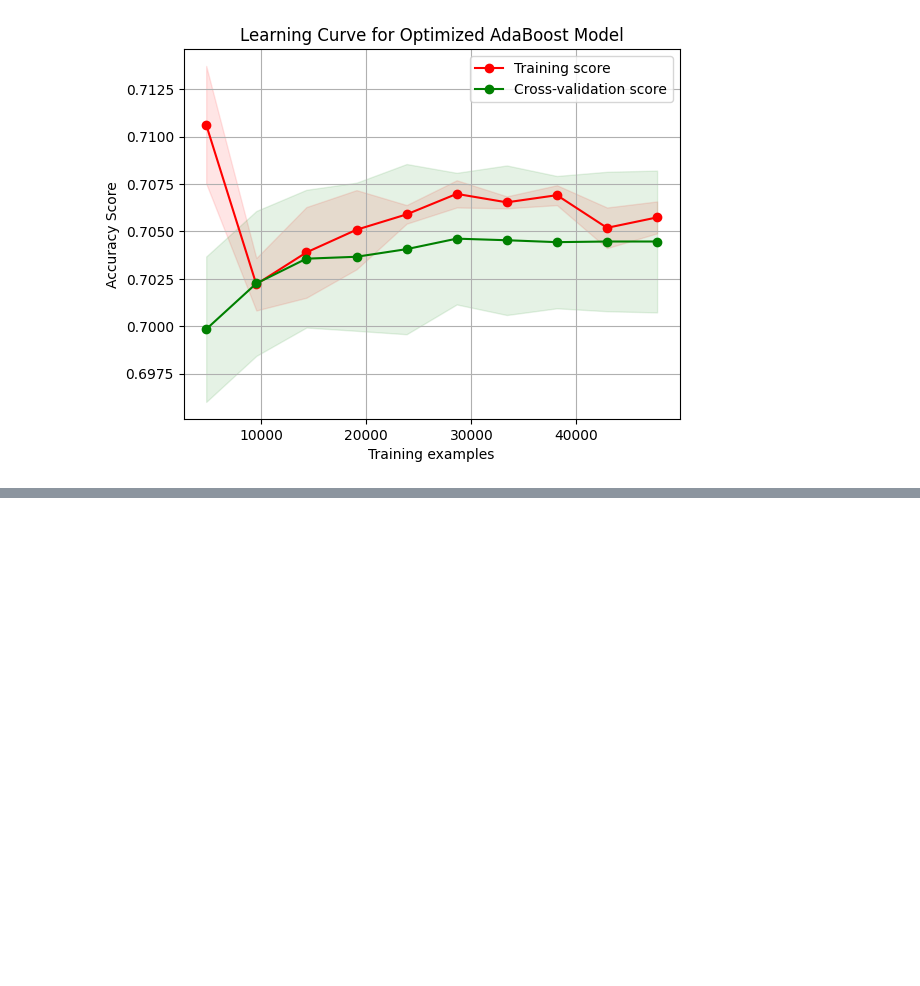
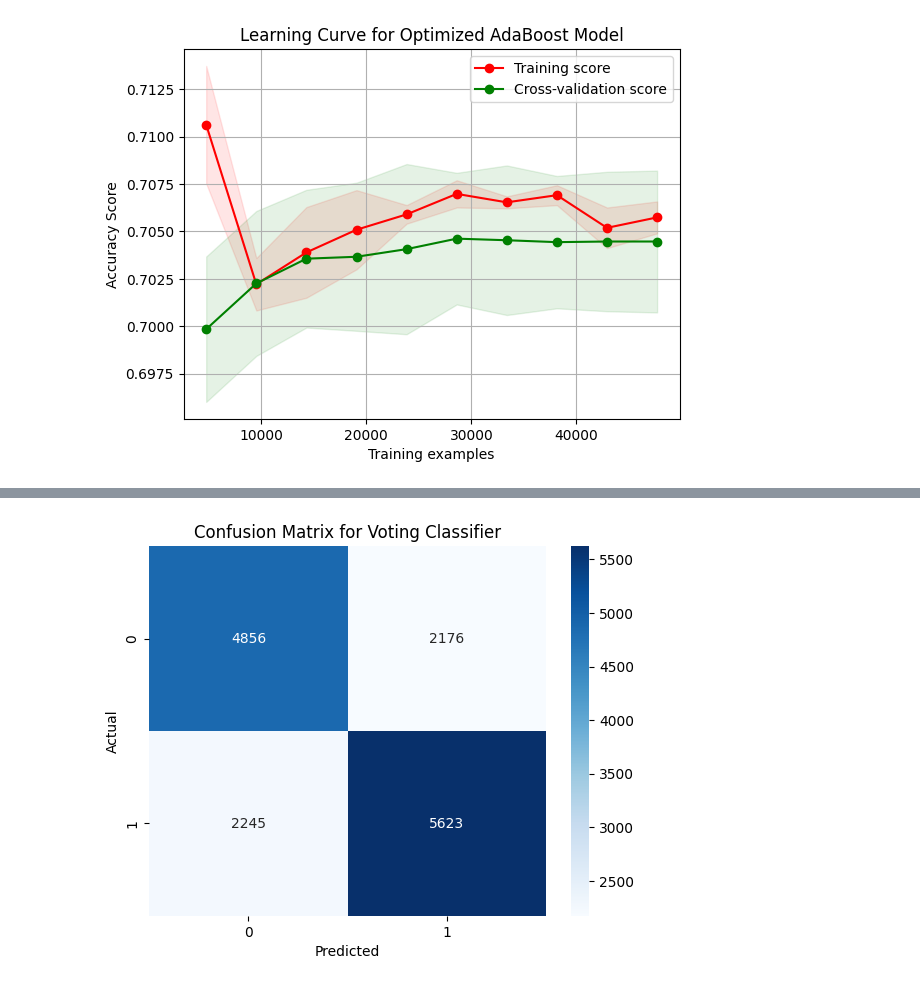
Before and after one commit to hansi-2000/HR-Project_ML, a Jupyter notebook: EMP_Attrition_rate.ipynb, the cells around one changed output, grey strips where cells are left out. Drawn from its saved outputs; the diff is of its cells as text; code cells hidden in the pictures; blank space fills up the shorter version.

```diff
--- a/EMP_Attrition_rate.ipynb
+++ b/EMP_Attrition_rate.ipynb
@@ -936,0 +964,69 @@ AttributeError: 'numpy.ndarray' object has no attribute 'columns'
+# %%
+from sklearn.ensemble import VotingClassifier
+from sklearn.model_selection import cross_val_score
+import lightgbm as lgb
+from catboost import CatBoostClassifier
+from sklearn.ensemble import AdaBoostClassifier
+from sklearn.tree import DecisionTreeClassifier
+
+# Initialize individual models with optimized parameters
+lightgbm_clf = lgb.LGBMClassifier(
+    num_leaves=20,
+    learning_rate=0.05,
+    n_estimators=200,
+    max_depth=15,
+    min_child_samples=30,
+    colsample_bytree=0.7,
+    subsample=0.7
+)
+
+catboost_clf = CatBoostClassifier(
+    iterations=200,
+    learning_rate=0.05,
+    depth=6,
+    l2_leaf_reg=3,
+    verbose=0
+)
+
+adaboost_clf = AdaBoostClassifier(
+    estimator=DecisionTreeClassifier(max_depth=1),  # Updated to 'estimator'
+    n_estimators=100,
+    learning_rate=0.05
+)
+
+# Setting up the Voting Classifier
+voting_clf = VotingClassifier(
+    estimators=[
+        ('lightgbm', lightgbm_clf),
+        ('catboost', catboost_clf),
+        ('adaboost', adaboost_clf)
+    ],
+    voting='soft'  # Use 'soft' for probability-based voting
+)
+
+# Train and evaluate with cross-validation on the training set
+cv_scores = cross_val_score(voting_clf, X_train, y_train, cv=5, scoring='accuracy')
+print("Cross-validated accuracy:", cv_scores.mean())
+
+# Fit the Voting Classifier on the entire training set
+voting_clf.fit(X_train, y_train)
+
+# Evaluate on the test set
+y_pred = voting_clf.predict(X_test)
+
+# Print the accuracy score and classification report
+from sklearn.metrics import accuracy_score, classification_report, confusion_matrix
+print("Optimized Voting Classifier Accuracy on Test Set:", accuracy_score(y_test, y_pred))
+print(classification_report(y_test, y_pred))
+
+# Confusion matrix
+import seaborn as sns
+import matplotlib.pyplot as plt
+
+cm = confusion_matrix(y_test, y_pred)
+sns.heatmap(cm, annot=True, fmt='g', cmap='Blues')
+plt.xlabel("Predicted")
+plt.ylabel("Actual")
+plt.title("Confusion Matrix for Voting Classifier")
+plt.show()
+# %% [output]
@@ -936,0 +1050 @@ AttributeError: 'numpy.ndarray' object has no attribute 'columns'
+[figure, added]
```
Also changed, not shown: parts of 4 cells of this notebook.
